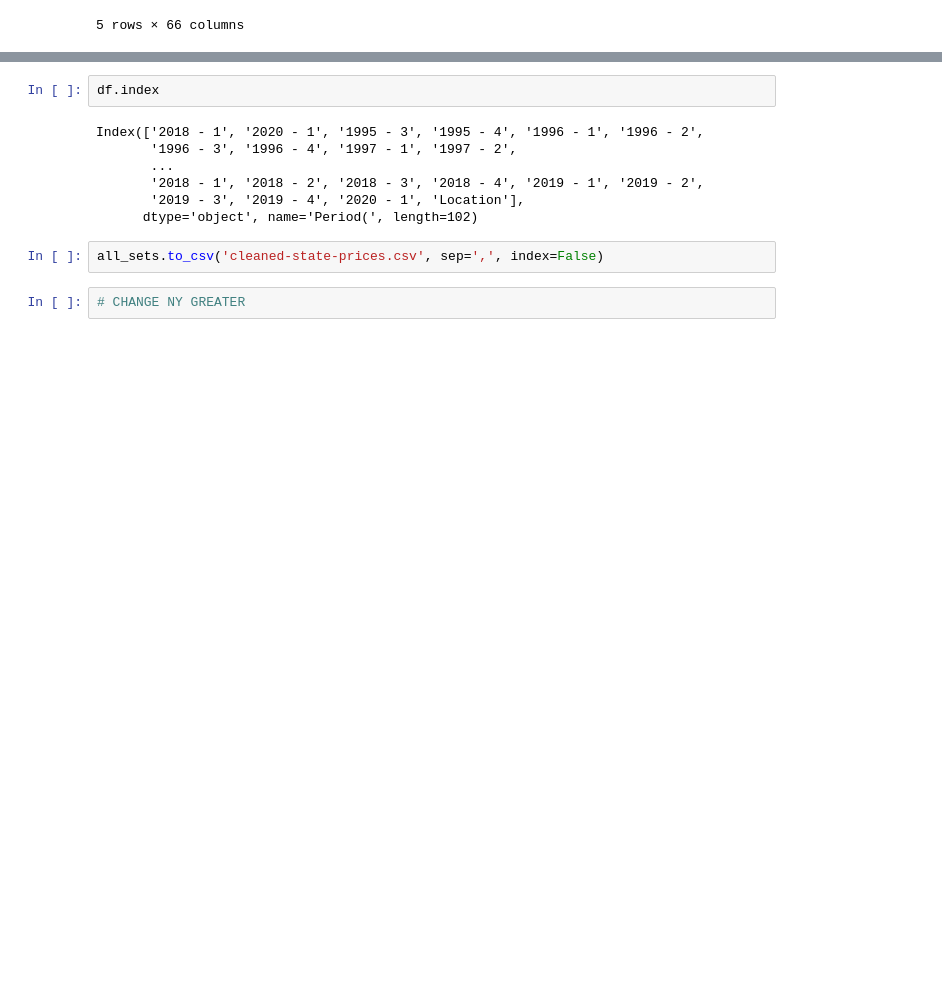
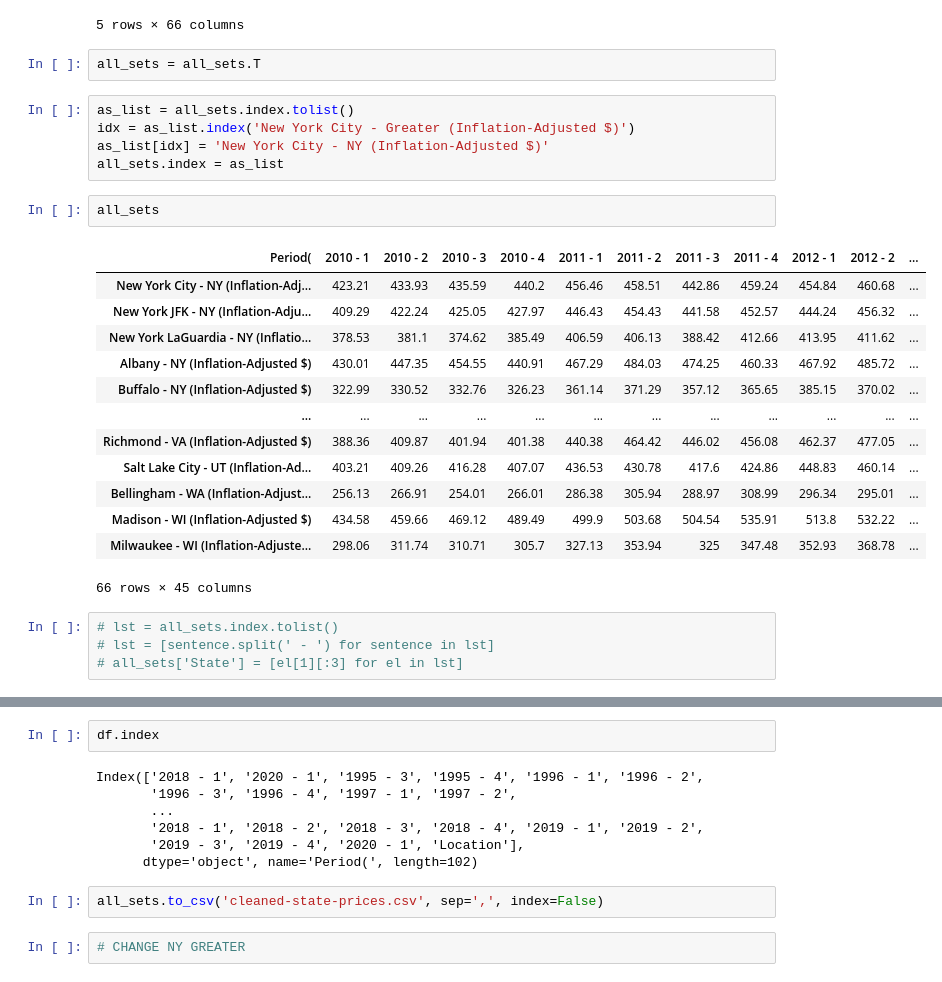
Before and after one commit to xsharonhe/cvt-scripts, a Jupyter notebook: project-intl-flight-tracking/geographic.ipynb, the cells around one changed output, grey strips where cells are left out. Saved outputs shown, nothing was run; the diff lists cells and outputs as text; blank space fills up the shorter version.

```diff
--- a/project-intl-flight-tracking/geographic.ipynb
+++ b/project-intl-flight-tracking/geographic.ipynb
@@ -911,3 +911,30 @@ all_sets.head()
 | 2010 - 4 | 440.2 | 427.97 | 385.49 | 440.91 | ... |
 | 2011 - 1 | 456.46 | 446.43 | 406.59 | 467.29 | ... |
 5 rows × 66 columns
+# %%
+all_sets = all_sets.T
+# %%
+as_list = all_sets.index.tolist()
+idx = as_list.index('New York City - Greater (Inflation-Adjusted $)')
+as_list[idx] = 'New York City - NY (Inflation-Adjusted $)'
+all_sets.index = as_list
+# %%
+all_sets
+# %% [output]
+| Period( | 2010 - 1 | 2010 - 2 | 2010 - 3 | 2010 - 4 | 2011 - 1 | 2011 - 2 | 2011 - 3 | 2011 - 4 | 2012 - 1 | 2012 - 2 | ... |
+| New York City - NY (Inflation-Adj... | 423.21 | 433.93 | 435.59 | 440.2 | 456.46 | 458.51 | 442.86 | 459.24 | 454.84 | 460.68 | ... |
+| New York JFK - NY (Inflation-Adju... | 409.29 | 422.24 | 425.05 | 427.97 | 446.43 | 454.43 | 441.58 | 452.57 | 444.24 | 456.32 | ... |
+| New York LaGuardia - NY (Inflatio... | 378.53 | 381.1 | 374.62 | 385.49 | 406.59 | 406.13 | 388.42 | 412.66 | 413.95 | 411.62 | ... |
+| Albany - NY (Inflation-Adjusted $) | 430.01 | 447.35 | 454.55 | 440.91 | 467.29 | 484.03 | 474.25 | 460.33 | 467.92 | 485.72 | ... |
+| Buffalo - NY (Inflation-Adjusted $) | 322.99 | 330.52 | 332.76 | 326.23 | 361.14 | 371.29 | 357.12 | 365.65 | 385.15 | 370.02 | ... |
+| ... | ... | ... | ... | ... | ... | ... | ... | ... | ... | ... | ... |
+| Richmond - VA (Inflation-Adjusted $) | 388.36 | 409.87 | 401.94 | 401.38 | 440.38 | 464.42 | 446.02 | 456.08 | 462.37 | 477.05 | ... |
+| Salt Lake City - UT (Inflation-Ad... | 403.21 | 409.26 | 416.28 | 407.07 | 436.53 | 430.78 | 417.6 | 424.86 | 448.83 | 460.14 | ... |
+| Bellingham - WA (Inflation-Adjust... | 256.13 | 266.91 | 254.01 | 266.01 | 286.38 | 305.94 | 288.97 | 308.99 | 296.34 | 295.01 | ... |
+| Madison - WI (Inflation-Adjusted $) | 434.58 | 459.66 | 469.12 | 489.49 | 499.9 | 503.68 | 504.54 | 535.91 | 513.8 | 532.22 | ... |
+| Milwaukee - WI (Inflation-Adjuste... | 298.06 | 311.74 | 310.71 | 305.7 | 327.13 | 353.94 | 325 | 347.48 | 352.93 | 368.78 | ... |
+66 rows × 45 columns
+# %%
+# lst = all_sets.index.tolist()
+# lst = [sentence.split(' - ') for sentence in lst]
+# all_sets['State'] = [el[1][:3] for el in lst]
```
Also changed, not shown: parts of 1 cell of this notebook, 16 other files.
